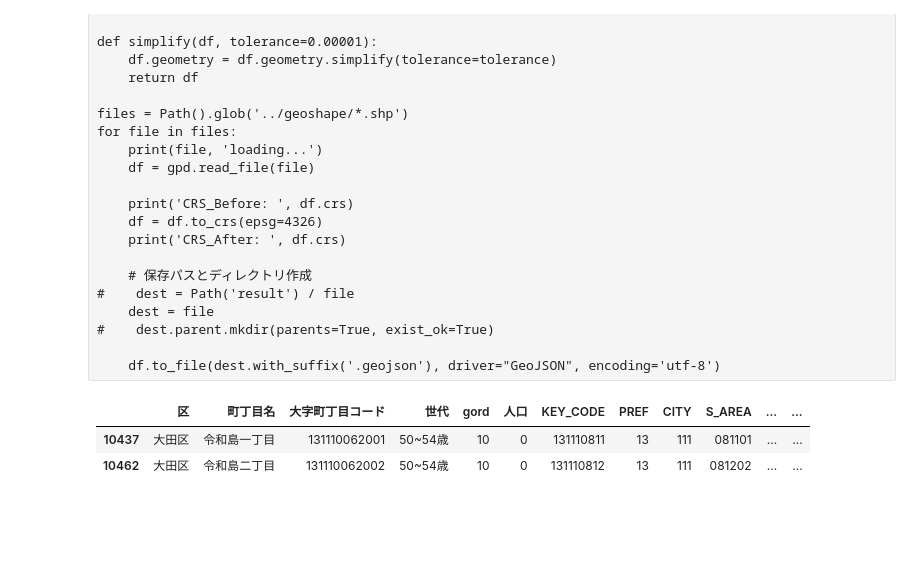
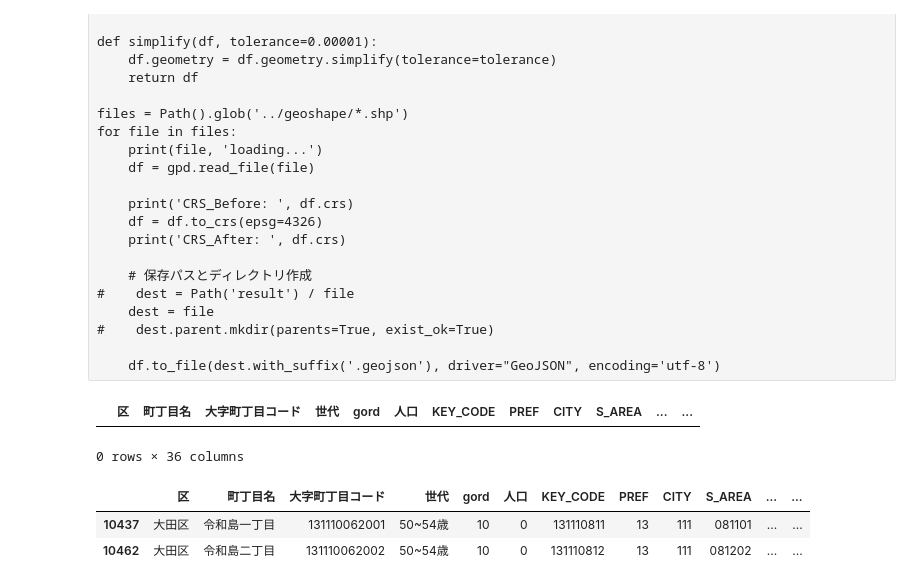
Before and after one commit to MasaoMori/Tokyo_Ward_Assembly_Election, a Jupyter notebook: jupyter/Population_age.ipynb, the cells around one changed output. Saved outputs shown, nothing was run; the diff lists cells and outputs as text; code cells hidden in the pictures; blank space fills up the shorter version.

```diff
--- a/jupyter/Population_age.ipynb
+++ b/jupyter/Population_age.ipynb
@@ -443,6 +443,11 @@ for file in files:
     df.to_file(dest.with_suffix('.geojson'), driver="GeoJSON", encoding='utf-8')
 # %%
 import streamlit_folium as st_f
+# %%
+tmp_kgdf[tmp_kgdf['geometry'].isnull()]
+# %% [output]
+|  | 区 | 町丁目名 | 大字町丁目コード | 世代 | gord | 人口 | KEY_CODE | PREF | CITY | S_AREA | ... | ... |
+0 rows × 36 columns
 # %%
 tmp_kgdf[tmp_kgdf['S_NAME'].str.contains('令和')]
 # %% [output]
```
Also changed, not shown: parts of 4 cells of this notebook, 1 other file.
